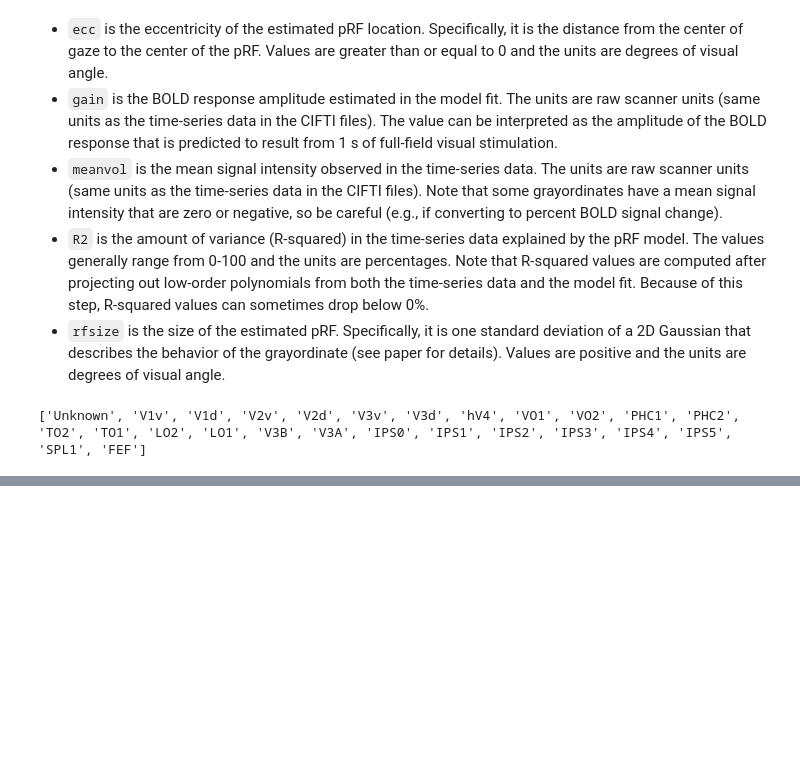
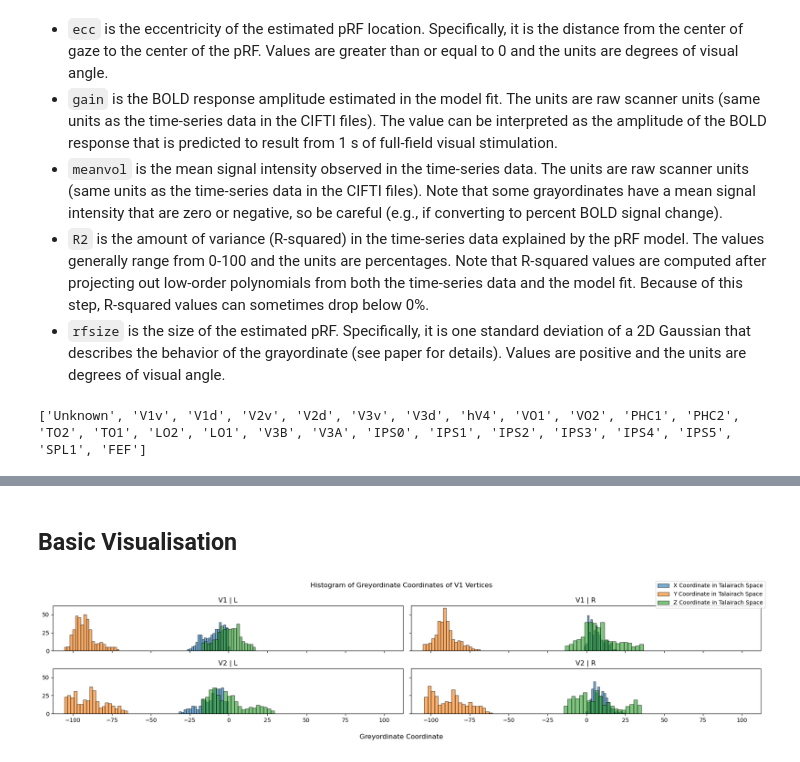
Before and after one commit to pulkitgoyal56/HCP-Playground, a Jupyter notebook: prfresults.ipynb, the cells around one changed output, grey strips where cells are left out. Cells and saved outputs as stored; diff of their text form; code cells hidden in the pictures; blank space fills up the shorter version.

Commit message:
add analysis and plots

```diff
--- a/prfresults.ipynb
+++ b/prfresults.ipynb
@@ -100,0 +250,4 @@ dfv
+# %%
+%%capture --no-stdout
+dfv_2 = df[df['parcellation_label'].str.contains('|'.join(roi_2))]
+dfv_2.loc[:, 'parcellation_label'] = dfv.loc[:, 'parcellation_label'].str.replace(r'(V\d)\w', lambda s: s.group(1), regex=True)
@@ -100,0 +256,38 @@ dfv
+# %%
+CASE = 2
+# 2 - No subdivisions into dorsal and ventral sections
+# %%
+if CASE == 2:
+    dfv_ = dfv_2
+    roi_ = roi_2
+    roi_colors_ = roi_colors_2
+    roi_markers_ = roi_markers_2
+else:
+    dfv_ = dfv
+    roi_ = roi
+    roi_colors_ = roi_colors
+    roi_markers_ = roi_markers
+# %% [markdown]
+## Basic Visualisation
+# %%
+%matplotlib inline
+fig, axs = plt.subplots(len(roi_), 2, figsize=(18, 2*len(roi_)), sharex=True, sharey=True)
+
+for i, parcellation_label in enumerate(roi_):
+    for j, hemisphere in enumerate(['L', 'R']):
+        for coordinate_axis in ['x', 'y', 'z']:
+            axs[i][j].hist(dfv_[(dfv['parcellation_label'].str.contains(parcellation_label)) & (dfv_['hemisphere'] == hemisphere)][coordinate_axis],
+                       bins=20, edgecolor='black', alpha=0.6,
+                       label=f'{f"{coordinate_axis.upper()} Coordinate in Talairach Space" if i == j == 0 else ""}'
+            )
+            axs[i][j].set_title(f'{parcellation_label} | {hemisphere}')
+
+axs[0][0].set_xlim([None, 112])
+
+fig.supxlabel('Greyordinate Coordinate')
+fig.suptitle('Histogram of Greyordinate Coordinates of V1 Vertices')
+fig.legend()
+
+plt.tight_layout()
+# %% [output]
+[figure, added]
```
Also changed, not shown: parts of 56 cells of this notebook.
